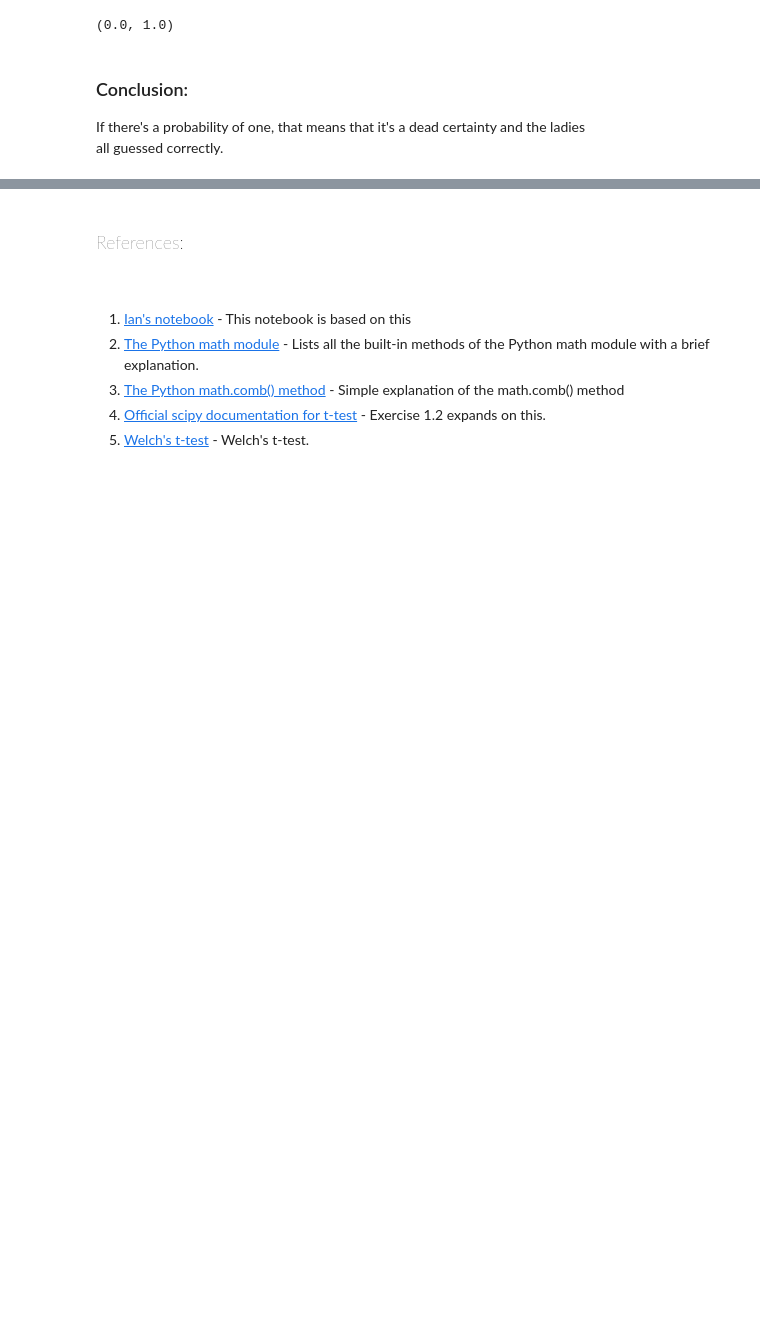
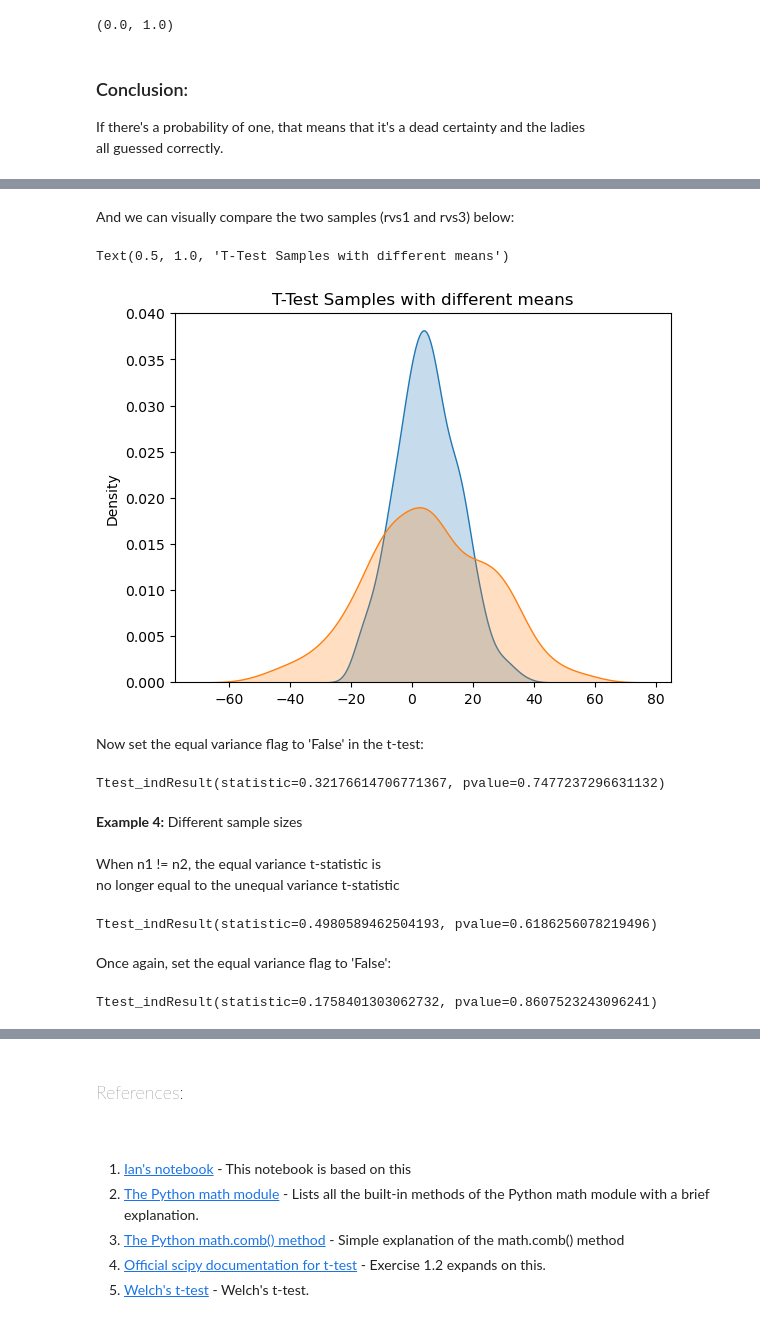
Before and after one commit to fabiofabrizi/ML-and-Stats-Portfolio, a Jupyter notebook: Assessments/01-statistics-practical.ipynb, the cells around one changed output, grey strips where cells are left out. Cells and saved outputs as stored; diff of their text form; code cells hidden in the pictures; blank space fills up the shorter version.

```diff
--- a/Assessments/01-statistics-practical.ipynb
+++ b/Assessments/01-statistics-practical.ipynb
@@ -473,0 +416,32 @@ Ttest_indResult(statistic=3.4463884028073513, pvalue=0.01369338726499547)
+# %% [markdown]
+And we can visually compare the two samples (rvs1 and rvs3) below:
+# %%
+sns.kdeplot(rvs1, shade=True)
+sns.kdeplot(rvs3, shade=True)
+plt.title("T-Test Samples with different means")
+# %% [output]
+Text(0.5, 1.0, 'T-Test Samples with different means')
+[figure, added]
+# %% [markdown]
+Now set the equal variance flag to 'False' in the t-test:
+# %%
+stats.ttest_ind(rvs1, rvs3, equal_var=False)
+# %% [output]
+Ttest_indResult(statistic=0.32176614706771367, pvalue=0.7477237296631132)
+# %% [markdown]
+**Example 4:** Different sample sizes<br>
+<br>
+When n1 != n2, the equal variance t-statistic is <br>
+no longer equal to the unequal variance t-statistic
+# %%
+# Generate another sample
+rvs4 = stats.norm.rvs(loc=5, scale=20, size=100, random_state=rng)
+stats.ttest_ind(rvs1, rvs4)
+# %% [output]
+Ttest_indResult(statistic=0.4980589462504193, pvalue=0.6186256078219496)
+# %% [markdown]
+Once again, set the equal variance flag to 'False':
+# %%
+stats.ttest_ind(rvs1, rvs4, equal_var=False)
+# %% [output]
+Ttest_indResult(statistic=0.1758401303062732, pvalue=0.8607523243096241)
```
Also changed, not shown: parts of 79 cells of this notebook.
